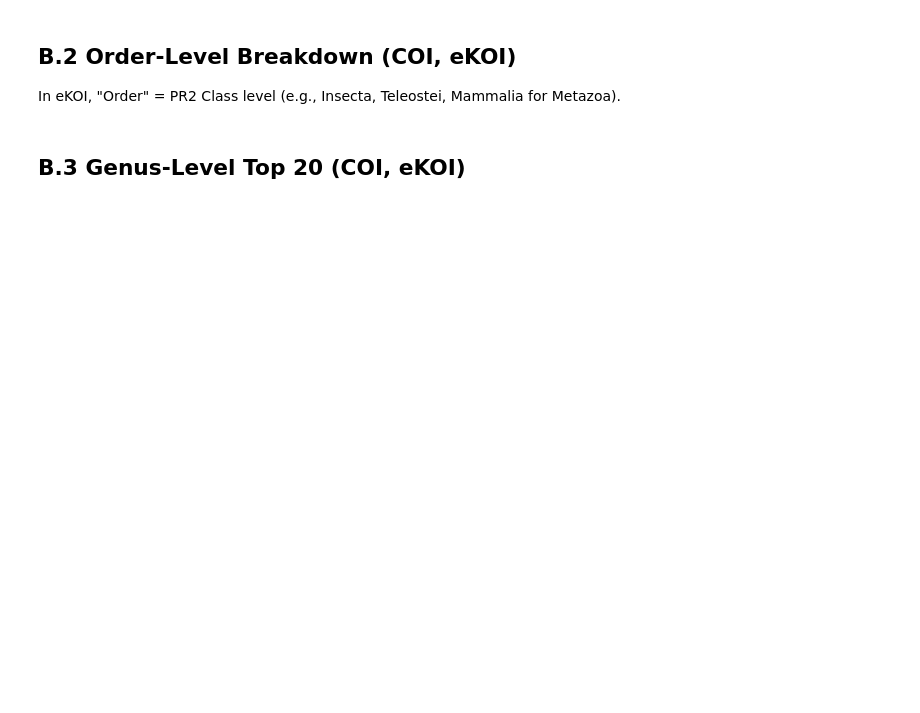
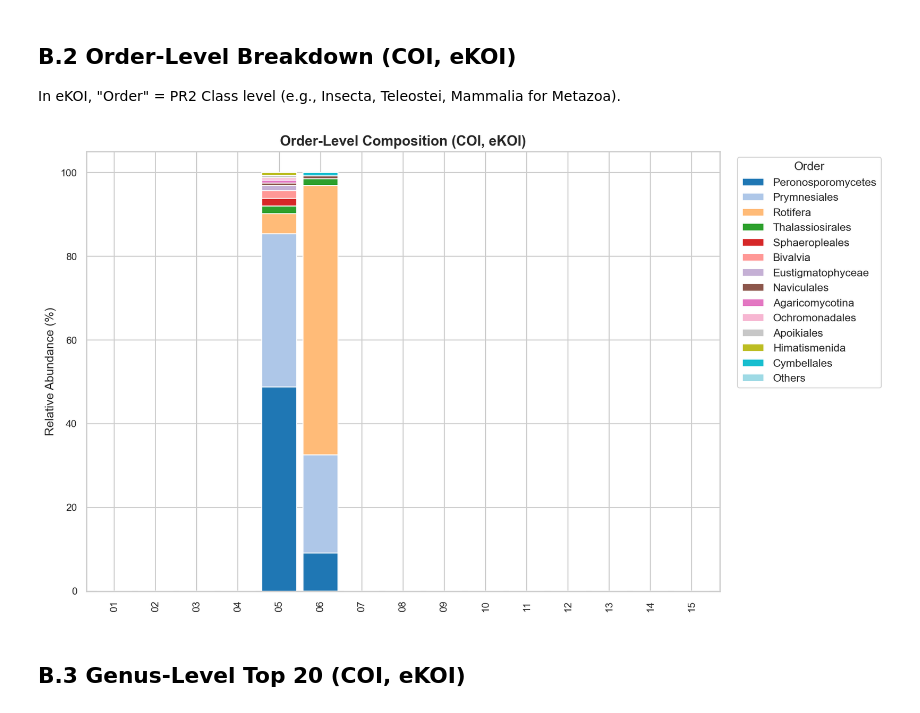
Before and after one commit to Ilias-Taj/Leman-eDNA-Pipeline, a Jupyter notebook: Water_results_analysis SILV-eKOI.ipynb, the cells around one changed output. Saved outputs shown, nothing was run; the diff lists cells and outputs as text; code cells hidden in the pictures; blank space fills up the shorter version.

```diff
--- a/Water_results_analysis SILV-eKOI.ipynb
+++ b/Water_results_analysis SILV-eKOI.ipynb
@@ -406,28 +457,31 @@ In eKOI, "Order" = PR2 Class level (e.g., Insecta, Teleostei, Mammalia for Metaz
 # %%
 order_col_coi = f'{prefix_coi}_Order'
 df_coi[order_col_coi] = df_coi[order_col_coi].fillna('Unassigned')
 order_coi = df_coi.groupby(order_col_coi)[sample_cols_coi].sum()
 order_coi = order_coi.drop('Unassigned', errors='ignore')
 
 order_coi['Total'] = order_coi.sum(axis=1)
 order_coi = order_coi.sort_values('Total', ascending=False)
 top_orders_coi = order_coi.head(15).index
 
 plot_ord_coi = order_coi.loc[top_orders_coi].drop(columns='Total')
 others_ord_coi = order_coi.loc[~order_coi.index.isin(top_orders_coi)].drop(columns='Total').sum()
 plot_ord_coi.loc['Others'] = others_ord_coi
 
 fig, ax = plt.subplots(figsize=(12, 7))
 plot_ord_coi.columns = clean_sample_names(plot_ord_coi.columns)
 plot_ord_coi = plot_ord_coi.div(plot_ord_coi.sum(axis=0), axis=1) * 100  # normalize to %
+plot_ord_coi = plot_ord_coi.fillna(0)
 plot_ord_coi.T.plot(kind='bar', stacked=True, ax=ax, width=0.85, cmap='tab20')
 
 ax.set_title(f'Order-Level Composition (COI, {prefix_coi})', fontweight='bold')
 ax.set_ylabel('Relative Abundance (%)')
 ax.legend(title='Order', bbox_to_anchor=(1.02, 1), loc='upper left')
 
 plt.tight_layout()
 plt.show()
+# %% [output]
+[figure, added]
 # %% [markdown]
 ## B.3 Genus-Level Top 20 (COI, eKOI)
 # %%
```
Also changed, not shown: parts of 13 cells of this notebook, 3 other files.
